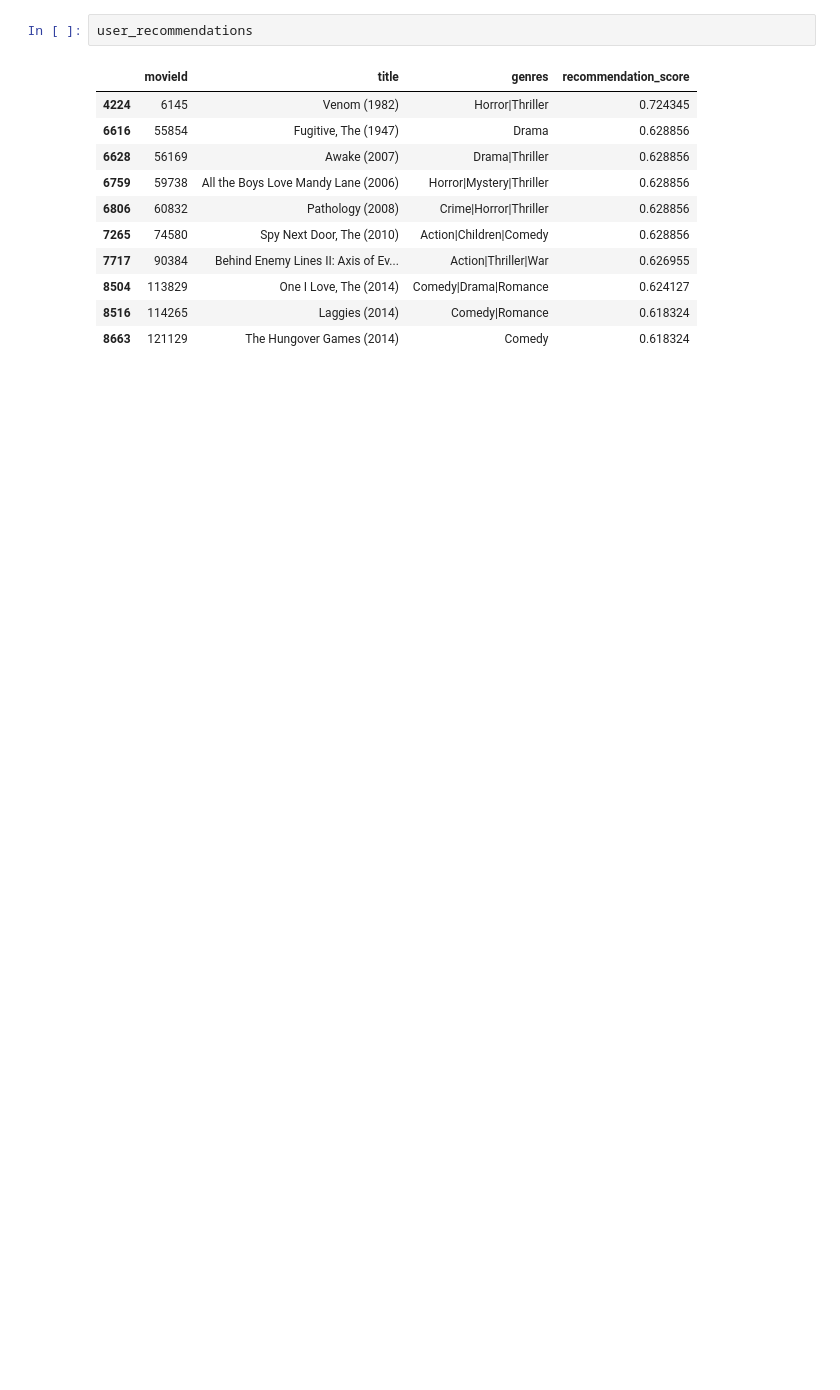
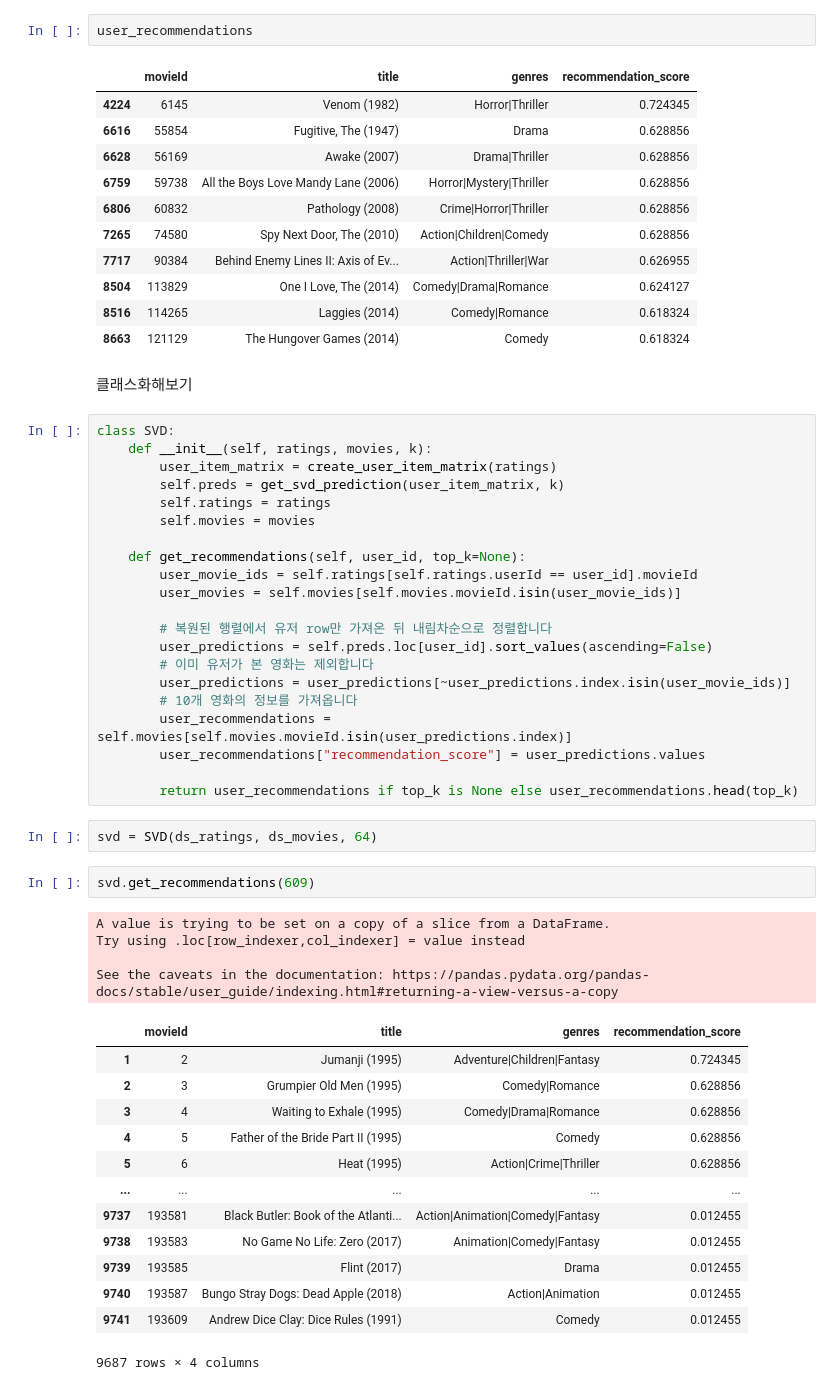
Before and after one commit to HeegyuKim/RecSys-MovieLens100k, a Jupyter notebook: notebooks/SVD.ipynb, the cells around one changed output. Saved outputs shown, nothing was run; the diff lists cells and outputs as text; blank space fills up the shorter version.

```diff
--- a/notebooks/SVD.ipynb
+++ b/notebooks/SVD.ipynb
@@ -154,3 +140,48 @@ user_recommendations
 | 8504 | 113829 | One I Love, The (2014) | Comedy|Drama|Romance | 0.624127 |
 | 8516 | 114265 | Laggies (2014) | Comedy|Romance | 0.618324 |
 | 8663 | 121129 | The Hungover Games (2014) | Comedy | 0.618324 |
+# %% [markdown]
+클래스화해보기
+# %%
+class SVD:
+    def __init__(self, ratings, movies, k):
+        user_item_matrix = create_user_item_matrix(ratings)
+        self.preds = get_svd_prediction(user_item_matrix, k)
+        self.ratings = ratings
+        self.movies = movies
+
+    def get_recommendations(self, user_id, top_k=None):
+        user_movie_ids = self.ratings[self.ratings.userId == user_id].movieId
+        user_movies = self.movies[self.movies.movieId.isin(user_movie_ids)]
+
+        # 복원된 행렬에서 유저 row만 가져온 뒤 내림차순으로 정렬합니다
+        user_predictions = self.preds.loc[user_id].sort_values(ascending=False)
+        # 이미 유저가 본 영화는 제외합니다
+        user_predictions = user_predictions[~user_predictions.index.isin(user_movie_ids)]
+        # 10개 영화의 정보를 가져옵니다
+        user_recommendations = self.movies[self.movies.movieId.isin(user_predictions.index)]
+        user_recommendations["recommendation_score"] = user_predictions.values
+
+        return user_recommendations if top_k is None else user_recommendations.head(top_k)
+# %%
+svd = SVD(ds_ratings, ds_movies, 64)
+# %%
+svd.get_recommendations(609)
+# %% [output]
+A value is trying to be set on a copy of a slice from a DataFrame.
+Try using .loc[row_indexer,col_indexer] = value instead
+
+See the caveats in the documentation: https://pandas.pydata.org/pandas-docs/stable/user_guide/indexing.html#returning-a-view-versus-a-copy
+|  | movieId | title | genres | recommendation_score |
+| 1 | 2 | Jumanji (1995) | Adventure|Children|Fantasy | 0.724345 |
+| 2 | 3 | Grumpier Old Men (1995) | Comedy|Romance | 0.628856 |
+| 3 | 4 | Waiting to Exhale (1995) | Comedy|Drama|Romance | 0.628856 |
+| 4 | 5 | Father of the Bride Part II (1995) | Comedy | 0.628856 |
+| 5 | 6 | Heat (1995) | Action|Crime|Thriller | 0.628856 |
+| ... | ... | ... | ... | ... |
+| 9737 | 193581 | Black Butler: Book of the Atlanti... | Action|Animation|Comedy|Fantasy | 0.012455 |
+| 9738 | 193583 | No Game No Life: Zero (2017) | Animation|Comedy|Fantasy | 0.012455 |
+| 9739 | 193585 | Flint (2017) | Drama | 0.012455 |
+| 9740 | 193587 | Bungo Stray Dogs: Dead Apple (2018) | Action|Animation | 0.012455 |
+| 9741 | 193609 | Andrew Dice Clay: Dice Rules (1991) | Comedy | 0.012455 |
+9687 rows × 4 columns
```
Also changed, not shown: parts of 6 cells of this notebook, 2 other files.
